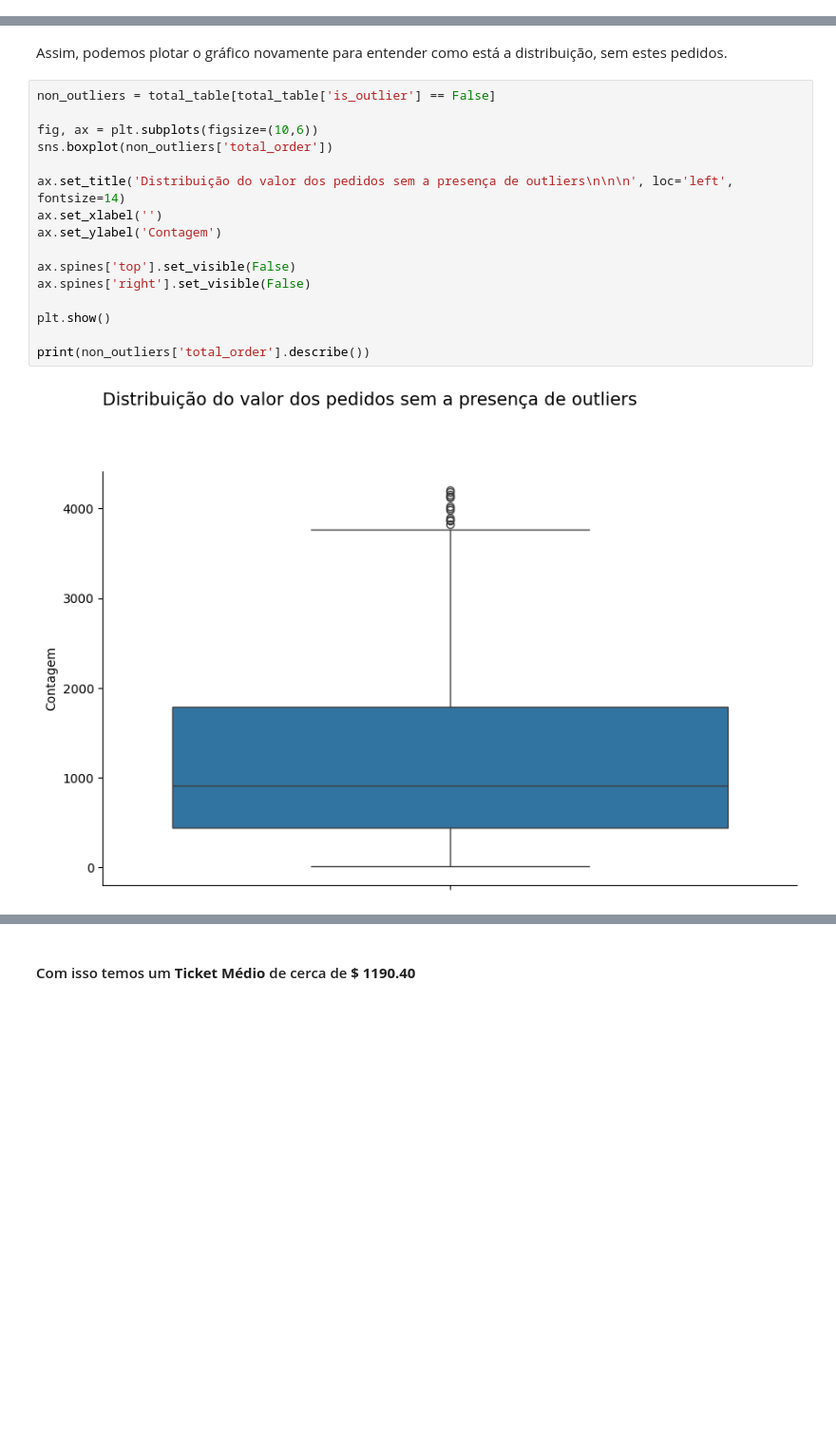
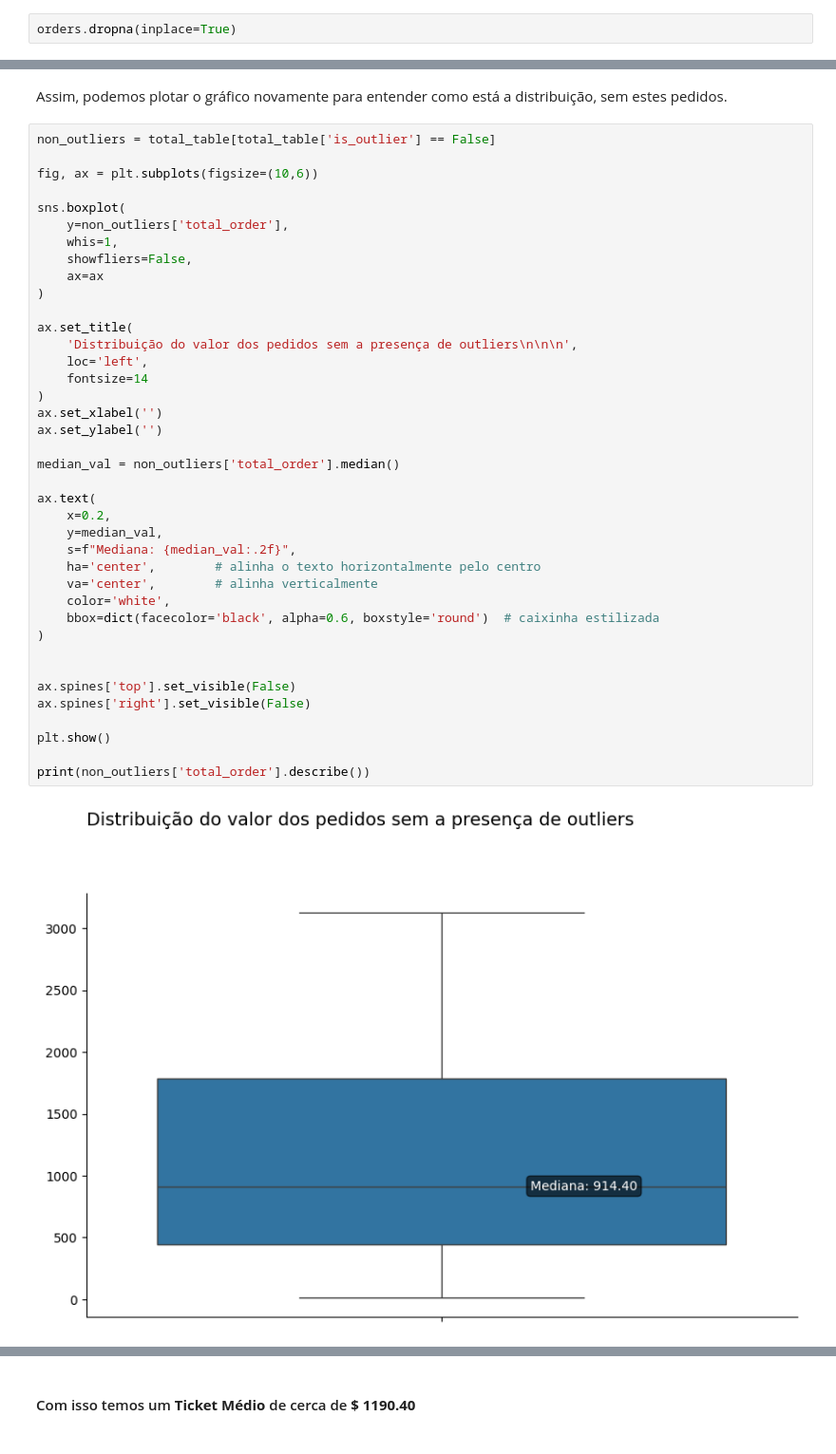
Before and after one commit to raulward/projeto-northwind, a Jupyter notebook: woorkbook.ipynb, the cells around one changed output, grey strips where cells are left out. Shown at 95% size. Drawn from its saved outputs; the diff is of its cells as text; blank space fills up the shorter version.

Commit message:
adding 3.1 analysys and correcting some texts

```diff
--- a/woorkbook.ipynb
+++ b/woorkbook.ipynb
@@ -152,0 +152,2 @@ Apesar de haver valores faltantes para a coluna de 'shipped_date' (data de entre
+# %%
+orders.dropna(inplace=True)
@@ -481,21 +522,44 @@ Assim, podemos plotar o gráfico novamente para entender como está a distribui
 # %%
 non_outliers = total_table[total_table['is_outlier'] == False]
 
 fig, ax = plt.subplots(figsize=(10,6))
-sns.boxplot(non_outliers['total_order'])
 
-ax.set_title('Distribuição do valor dos pedidos sem a presença de outliers\n\n\n', loc='left', fontsize=14)
+sns.boxplot(
+    y=non_outliers['total_order'],
+    whis=1,
+    showfliers=False,
+    ax=ax
+)
+
+ax.set_title(
+    'Distribuição do valor dos pedidos sem a presença de outliers\n\n\n',
+    loc='left',
+    fontsize=14
+)
 ax.set_xlabel('')
-ax.set_ylabel('Contagem')
+ax.set_ylabel('')
+
+median_val = non_outliers['total_order'].median()
+
+ax.text(
+    x=0.2,
+    y=median_val,
+    s=f"Mediana: {median_val:.2f}",
+    ha='center',        # alinha o texto horizontalmente pelo centro
+    va='center',        # alinha verticalmente
+    color='white',
+    bbox=dict(facecolor='black', alpha=0.6, boxstyle='round')  # caixinha estilizada
+)
+
 
 ax.spines['top'].set_visible(False)
 ax.spines['right'].set_visible(False)
 
 plt.show()
 
 print(non_outliers['total_order'].describe())
 # %% [output]
-[figure, old version]
+[figure, new version]
 count     771.000000
 mean     1190.397821
 std       951.181513
```
Also changed, not shown: parts of 34 cells of this notebook.
